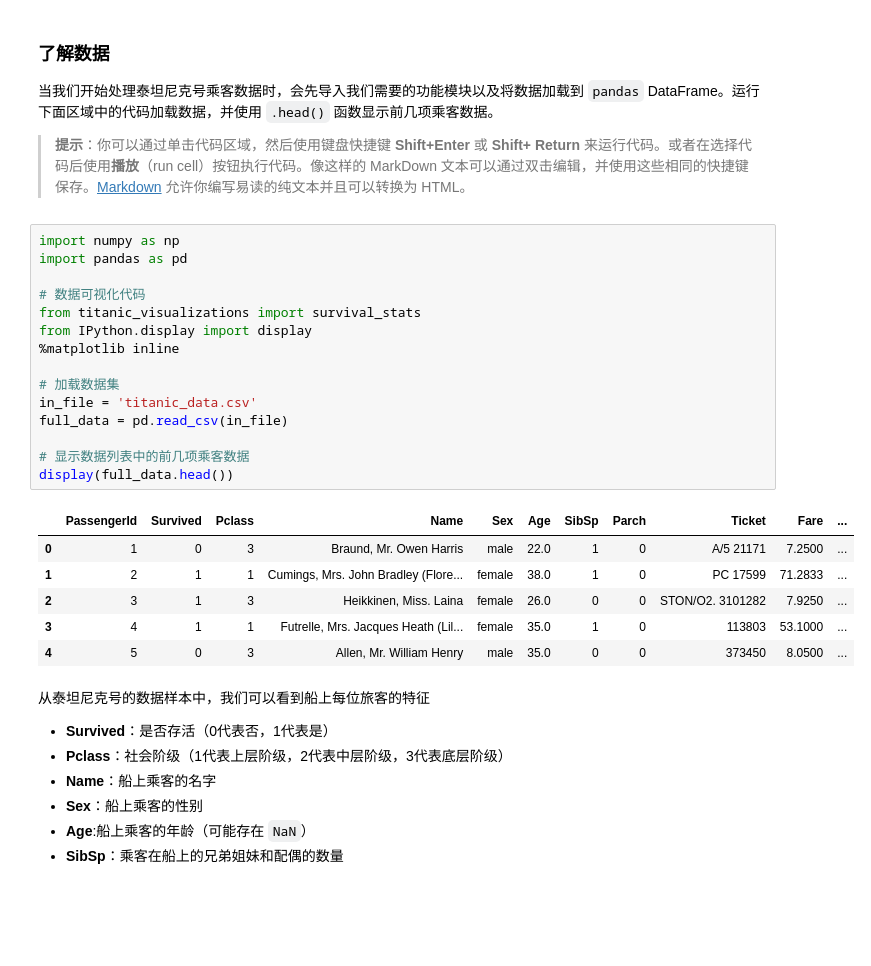
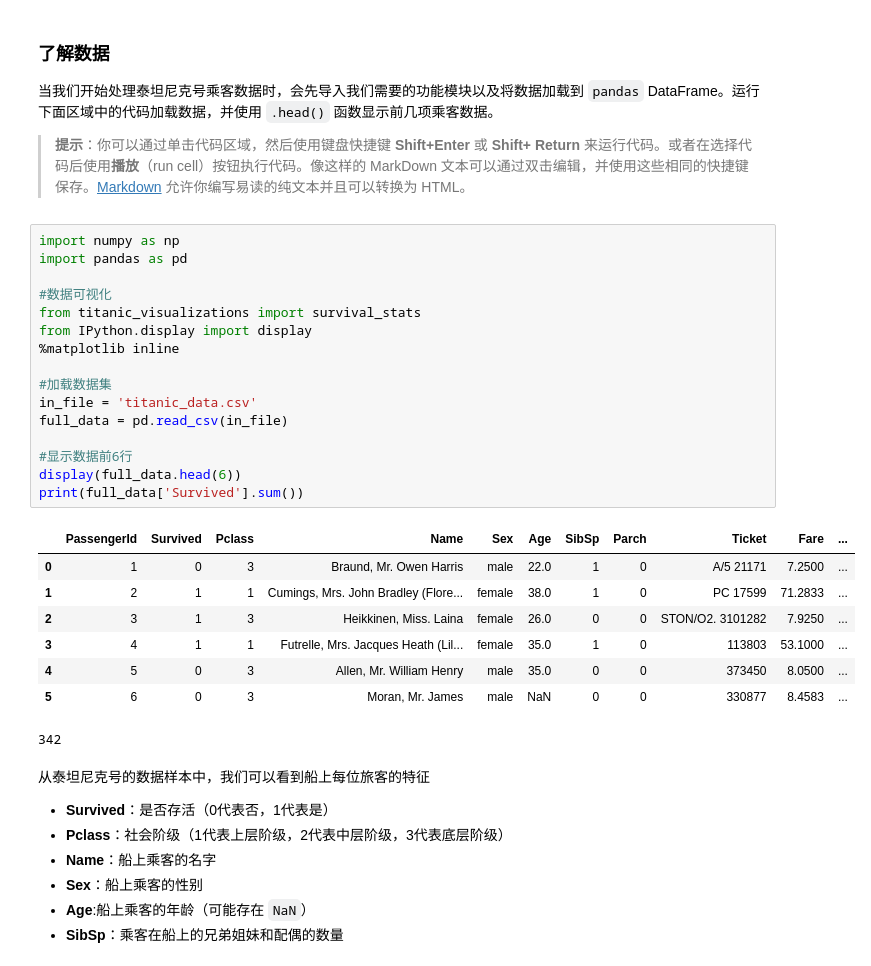
Before and after one commit to jackieair/machine-learning-project, a Jupyter notebook: titanic_survival_exploration/titanic_survival_exploration.ipynb, the cells around one changed output. Saved outputs shown, nothing was run; the diff lists cells and outputs as text; blank space fills up the shorter version.

```diff
--- a/titanic_survival_exploration/titanic_survival_exploration.ipynb
+++ b/titanic_survival_exploration/titanic_survival_exploration.ipynb
@@ -17,25 +17,28 @@
 # %%
 import numpy as np
 import pandas as pd
 
-# 数据可视化代码
+#数据可视化
 from titanic_visualizations import survival_stats
 from IPython.display import display
 %matplotlib inline
 
-# 加载数据集
+#加载数据集
 in_file = 'titanic_data.csv'
 full_data = pd.read_csv(in_file)
 
-# 显示数据列表中的前几项乘客数据
-display(full_data.head())
+#显示数据前6行
+display(full_data.head(6))
+print(full_data['Survived'].sum())
 # %% [output]
 |  | PassengerId | Survived | Pclass | Name | Sex | Age | SibSp | Parch | Ticket | Fare | ... |
 | 0 | 1 | 0 | 3 | Braund, Mr. Owen Harris | male | 22.0 | 1 | 0 | A/5 21171 | 7.2500 | ... |
 | 1 | 2 | 1 | 1 | Cumings, Mrs. John Bradley (Flore... | female | 38.0 | 1 | 0 | PC 17599 | 71.2833 | ... |
 | 2 | 3 | 1 | 3 | Heikkinen, Miss. Laina | female | 26.0 | 0 | 0 | STON/O2. 3101282 | 7.9250 | ... |
 | 3 | 4 | 1 | 1 | Futrelle, Mrs. Jacques Heath (Lil... | female | 35.0 | 1 | 0 | 113803 | 53.1000 | ... |
 | 4 | 5 | 0 | 3 | Allen, Mr. William Henry | male | 35.0 | 0 | 0 | 373450 | 8.0500 | ... |
+| 5 | 6 | 0 | 3 | Moran, Mr. James | male | NaN | 0 | 0 | 330877 | 8.4583 | ... |
+342
 # %% [markdown]
 从泰坦尼克号的数据样本中，我们可以看到船上每位旅客的特征
 
```
Also changed, not shown: parts of 15 cells of this notebook.
